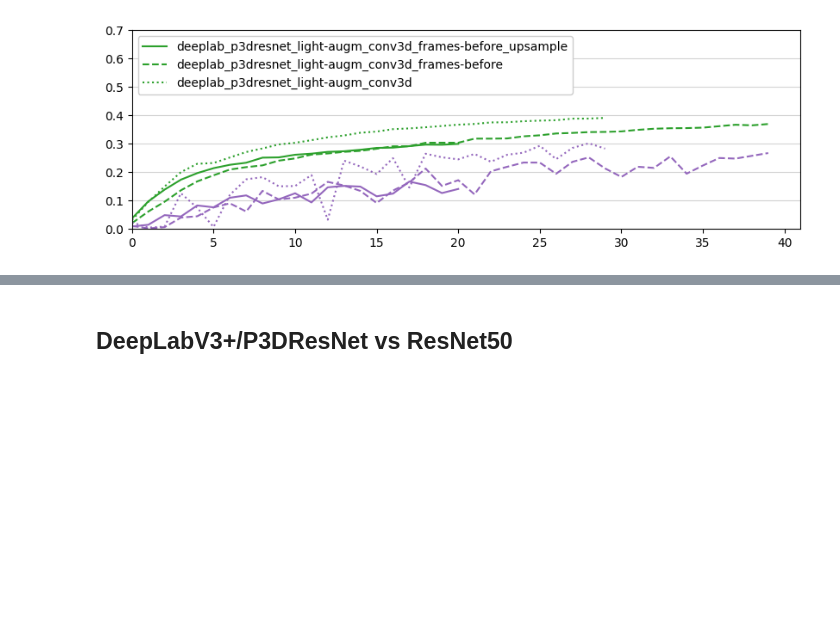
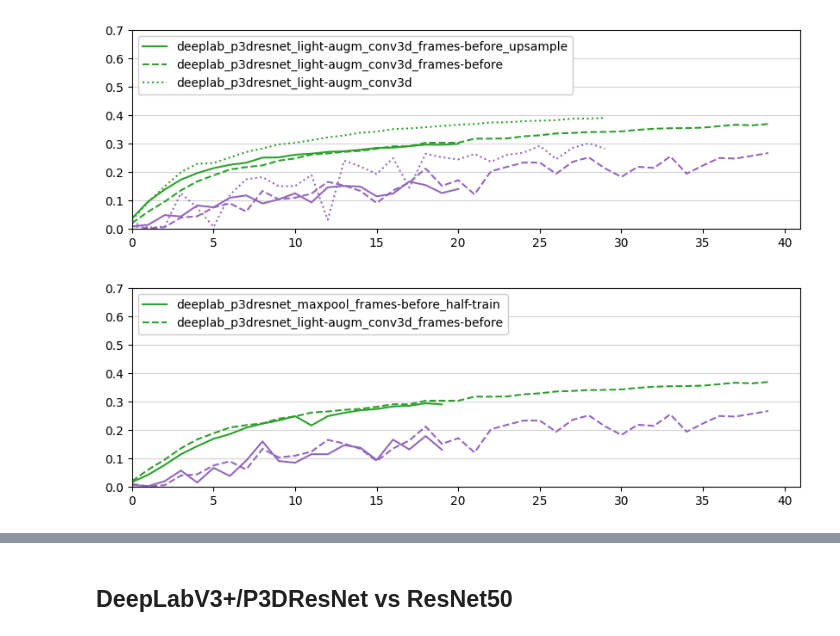
Before and after one commit to tomlqc/identify-contrails, a Jupyter notebook: notebooks-logs/History.ipynb, the cells around one changed output, grey strips where cells are left out. Drawn from its saved outputs; the diff is of its cells as text; code cells hidden in the pictures; blank space fills up the shorter version.

```diff
--- a/notebooks-logs/History.ipynb
+++ b/notebooks-logs/History.ipynb
@@ -239,3 +241,10 @@ plot_vs_ref(
     'deeplab_p3dresnet_light-augm_conv3d')
 # %% [output]
 [figure]
+# %%
+plot_vs_ref(
+    'deeplab_p3dresnet_maxpool_frames-before_half-train',
+    'deeplab_p3dresnet_light-augm_conv3d_frames-before',
+)
+# %% [output]
+[figure, added]
```
Also changed, not shown: parts of 7 cells of this notebook.
